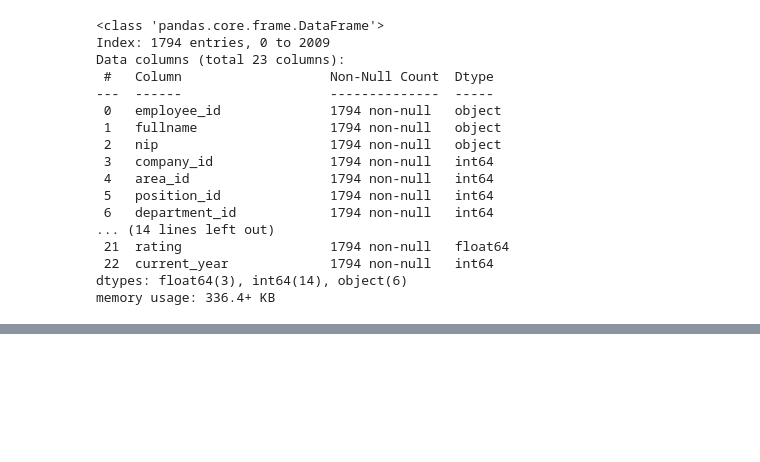
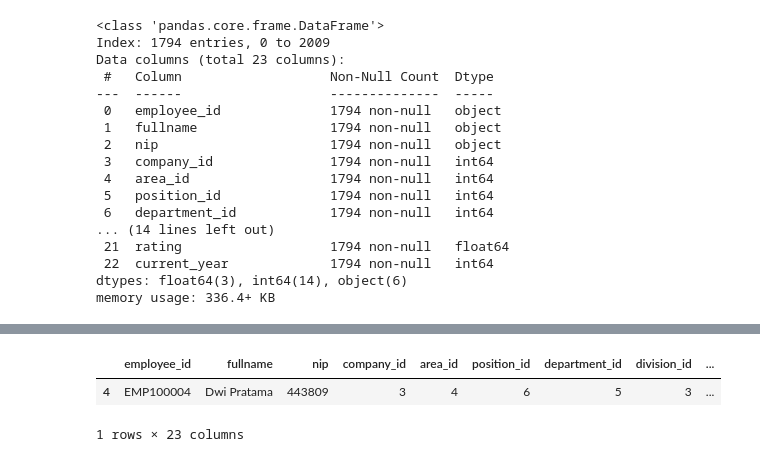
Before and after one commit to fbudimannn/talent-intelligence-system, a Jupyter notebook: 1_analysis/data_exploration.ipynb, the cells around one changed output, grey strips where cells are left out. Drawn from its saved outputs; the diff is of its cells as text; code cells hidden in the pictures; blank space fills up the shorter version.

```diff
--- a/1_analysis/data_exploration.ipynb
+++ b/1_analysis/data_exploration.ipynb
@@ -486,11 +486,11 @@ print("DISC standardized to uppercase and stripped.")
 
 # Smart Imputation for DISC using disc_word
 disc_map = {
-    'Dominance-Influence': 'DI', 'Dominance-Steadiness': 'DS', 'Dominance-Conscientiousness': 'DC',
-    'Influence-Dominance': 'ID', 'Influence-Steadiness': 'IS', 'Influence-Conscientiousness': 'IC',
-    'Steadiness-Dominance': 'SD', 'Steadiness-Influence': 'SI', 'Steadiness-Conscientiousness': 'SC',
-    'Conscientiousness-Dominance': 'CD', 'Conscientiousness-Influence': 'CI', 'Conscientiousness-Steadiness': 'CS',
-    'Dominance': 'D', 'Influence': 'I', 'Steadiness': 'S', 'Conscientiousness': 'C'
+    'Dominance-Influence': 'DI', 'Dominance-Steadiness': 'DS', 'Dominance-Conscientious': 'DC',
+    'Influence-Dominance': 'ID', 'Influence-Steadiness': 'IS', 'Influence-Conscientious': 'IC',
+    'Steadiness-Dominance': 'SD', 'Steadiness-Influence': 'SI', 'Steadiness-Conscientious': 'SC',
+    'Conscientious-Dominance': 'CD', 'Conscientious-Influence': 'CI', 'Conscientious-Steadiness': 'CS',
+    'Dominance': 'D', 'Influence': 'I', 'Steadiness': 'S', 'Conscientious': 'C'
     # Add any other observed variations from df_main['disc_word'].unique()
 }
 print(f"\nMissing 'disc' values (Before smart impute): {df_main_null['disc'].isnull().sum()}")
@@ -641,3 +657,9 @@ memory usage: 336.4+ KB
+# %%
+df_main_null.iloc[[4]]
+# %% [output]
+|  | employee_id | fullname | nip | company_id | area_id | position_id | department_id | division_id | ... |
+| 4 | EMP100004 | Dwi Pratama | 443809 | 3 | 4 | 6 | 5 | 3 | ... |
+1 rows × 23 columns
 # %%
 # Make a copy for irrelevant value check
 df_main_irrelevant = df_main_null.copy()
```
Also changed, not shown: parts of 3 cells of this notebook.
